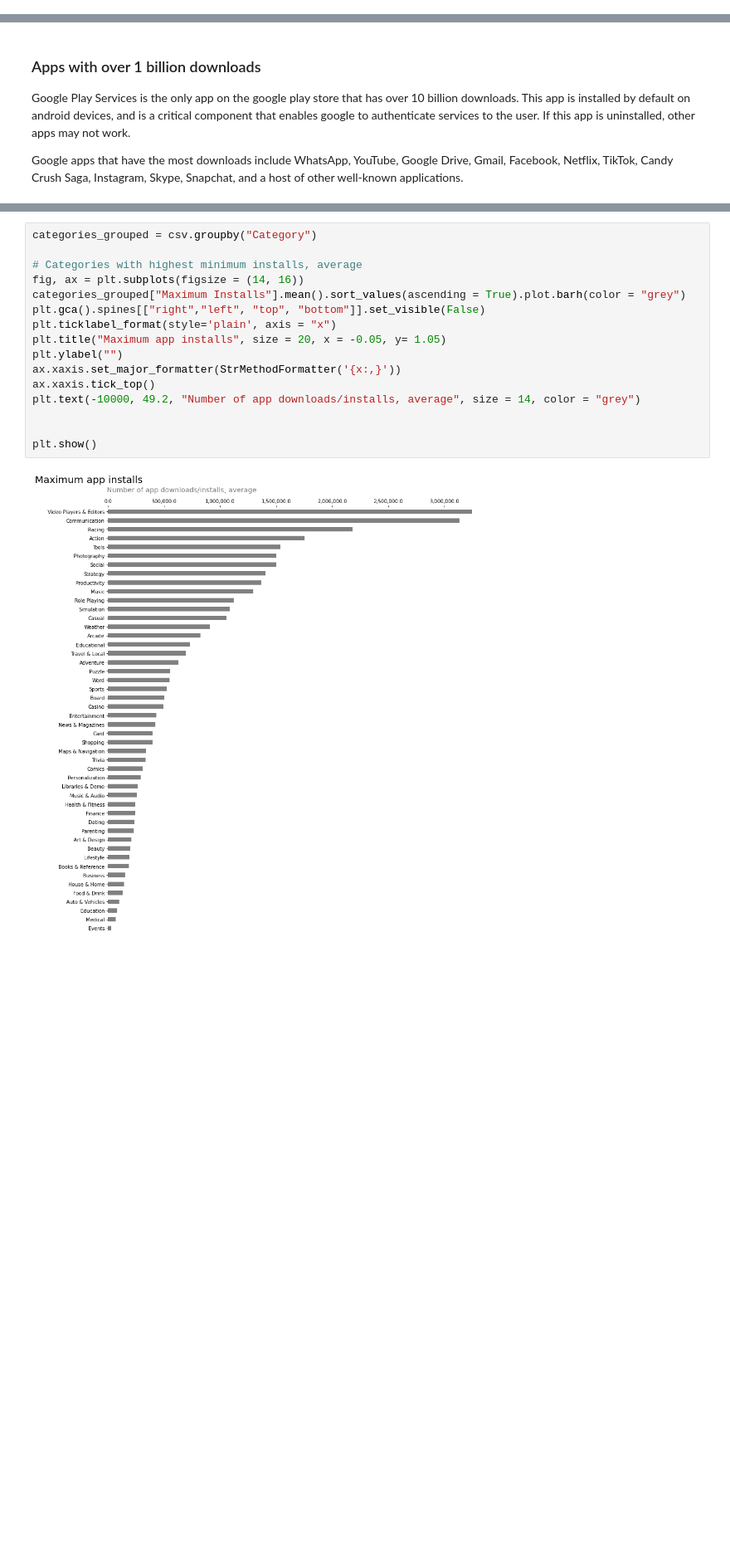
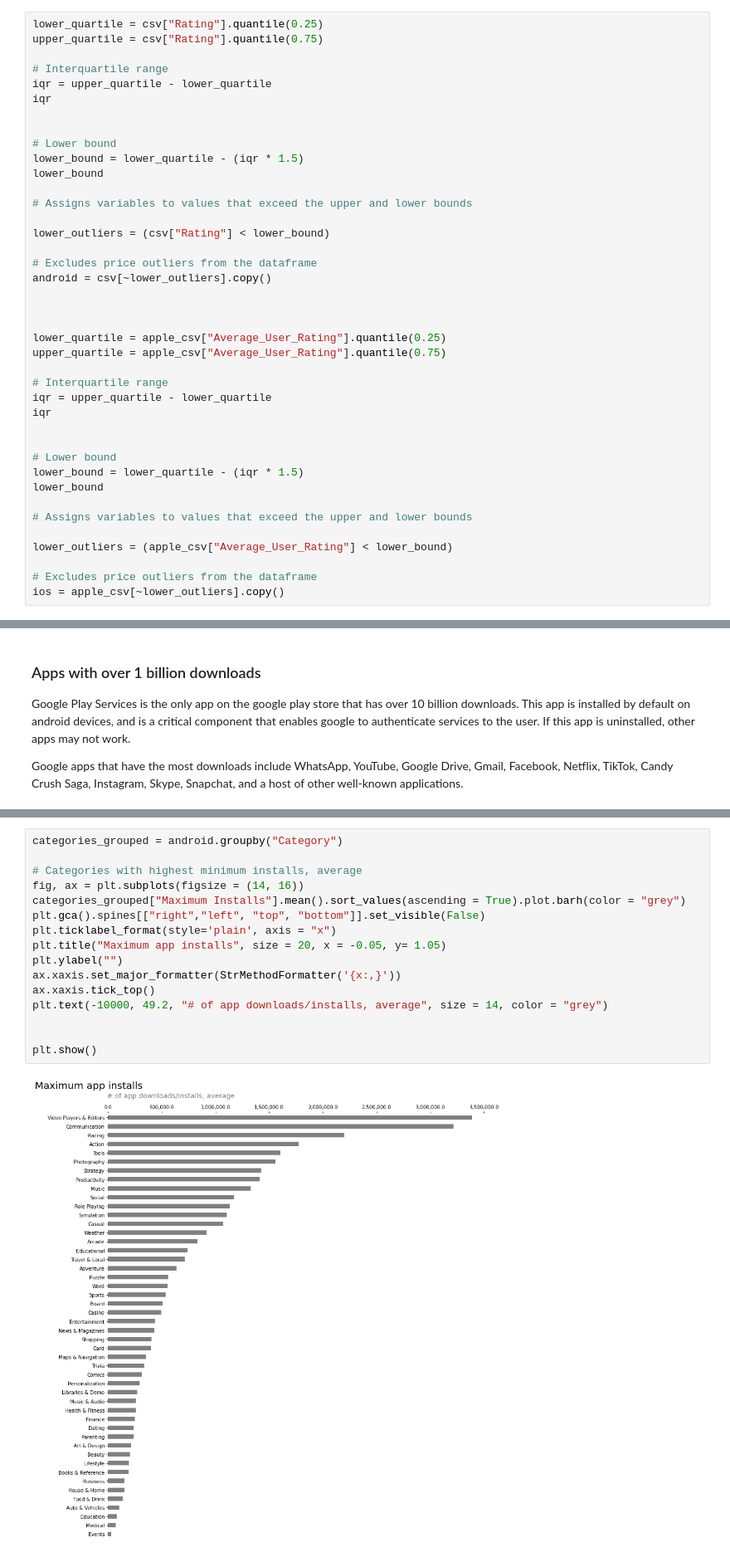
Before and after one commit to paul-trood/Portfolio-Mobile_app_recommendations, a Jupyter notebook: app_profile.ipynb, the cells around one changed output, grey strips where cells are left out. Shown at 83% size. Cells and saved outputs as stored; diff of their text form; blank space fills up the shorter version.

```diff
--- a/app_profile.ipynb
+++ b/app_profile.ipynb
@@ -412,3 +396,43 @@ A negative correlation indicates the opposite: If a value increases, the other v
+# %%
+lower_quartile = csv["Rating"].quantile(0.25)
+upper_quartile = csv["Rating"].quantile(0.75)
+
+# Interquartile range
+iqr = upper_quartile - lower_quartile
+iqr
+
+
+# Lower bound
+lower_bound = lower_quartile - (iqr * 1.5)
+lower_bound
+
+# Assigns variables to values that exceed the upper and lower bounds
+
+lower_outliers = (csv["Rating"] < lower_bound)
+
+# Excludes price outliers from the dataframe
+android = csv[~lower_outliers].copy()
+
+
+
+lower_quartile = apple_csv["Average_User_Rating"].quantile(0.25)
+upper_quartile = apple_csv["Average_User_Rating"].quantile(0.75)
+
+# Interquartile range
+iqr = upper_quartile - lower_quartile
+iqr
+
+
+# Lower bound
+lower_bound = lower_quartile - (iqr * 1.5)
+lower_bound
+
+# Assigns variables to values that exceed the upper and lower bounds
+
+lower_outliers = (apple_csv["Average_User_Rating"] < lower_bound)
+
+# Excludes price outliers from the dataframe
+ios = apple_csv[~lower_outliers].copy()
 # %%
 pd.options.display.float_format = '{:.2f}'.format
 
@@ -742,23 +779,23 @@ csv[csv["Installs"] =="1,000,000,000+"]["App Name"].unique().tolist()
  'Facebook Lite',
  'Microsoft OneDrive']
 # %%
-categories_grouped = csv.groupby("Category")
+categories_grouped = android.groupby("Category")
 
 # Categories with highest minimum installs, average
 fig, ax = plt.subplots(figsize = (14, 16))
 categories_grouped["Maximum Installs"].mean().sort_values(ascending = True).plot.barh(color = "grey")
 plt.gca().spines[["right","left", "top", "bottom"]].set_visible(False)
 plt.ticklabel_format(style='plain', axis = "x")
 plt.title("Maximum app installs", size = 20, x = -0.05, y= 1.05)
 plt.ylabel("")
 ax.xaxis.set_major_formatter(StrMethodFormatter('{x:,}'))
 ax.xaxis.tick_top()
-plt.text(-10000, 49.2, "Number of app downloads/installs, average", size = 14, color = "grey")
+plt.text(-10000, 49.2, "# of app downloads/installs, average", size = 14, color = "grey")
 
 
 plt.show()
 # %% [output]
-[figure, old version]
+[figure, new version]
 # %% [markdown]
 Education:
 - education apps are the most numerous
```
Also changed, not shown: parts of 70 cells of this notebook.
